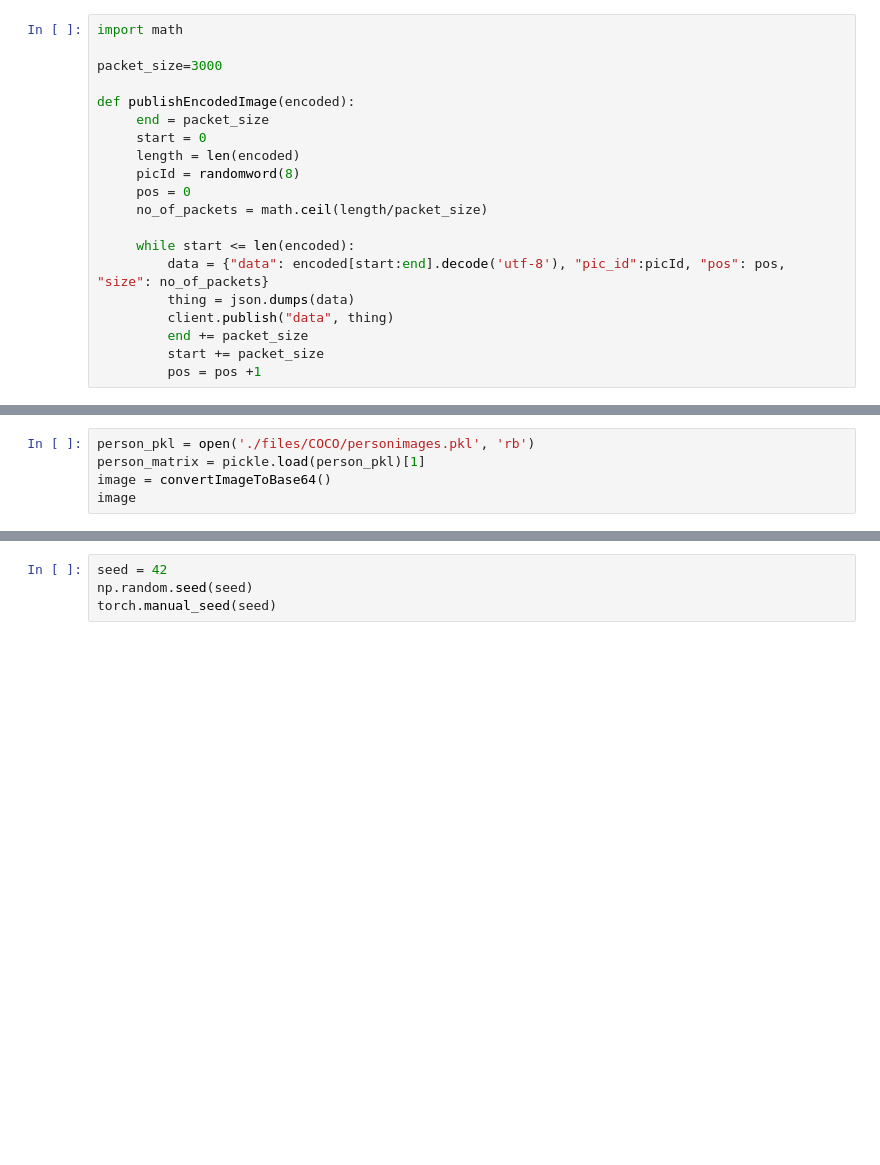
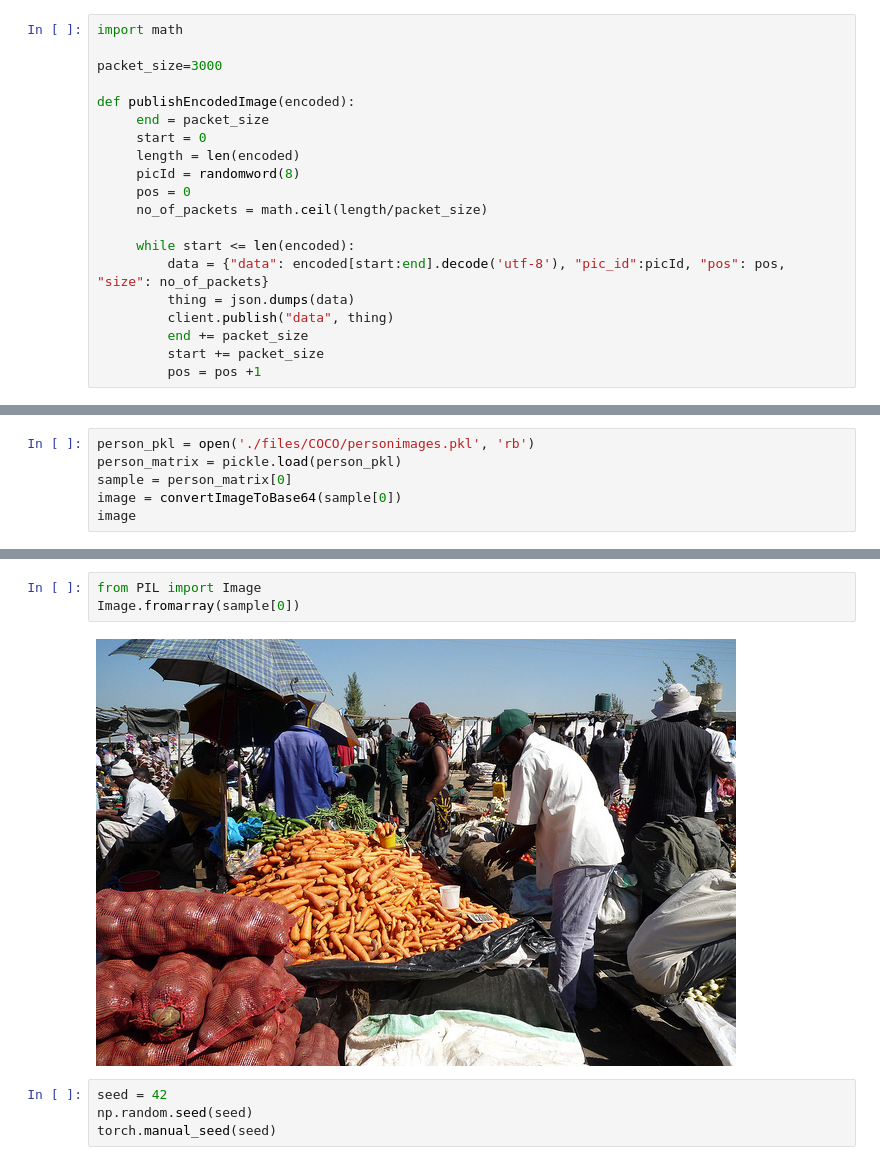
Before and after one commit to davidzlchen/federated-learning-model, a Jupyter notebook: client/CNN Practice.ipynb, the cells around one changed output, grey strips where cells are left out. Drawn from its saved outputs; the diff is of its cells as text; blank space fills up the shorter version.

Commit message:
starting reconstructing image

```diff
--- a/client/CNN Practice.ipynb
+++ b/client/CNN Practice.ipynb
@@ -101,7 +101,8 @@ data published
 data published
 # %%
 person_pkl = open('./files/COCO/personimages.pkl', 'rb')
-person_matrix = pickle.load(person_pkl)[1]
-image = convertImageToBase64()
+person_matrix = pickle.load(person_pkl)
+sample = person_matrix[0]
+image = convertImageToBase64(sample[0])
 image
 # %% [output]
@@ -109,3 +130,8 @@ b'KCkhJykeJScaIyQcGxsZFRUTEBELERMIDxEMDxALEhENFhURFRYQFxgSHyAaJCUfJykbJigaIiQWIi
+# %%
+from PIL import Image
+Image.fromarray(sample[0])
+# %% [output]
+[figure, added]
 # %%
 seed = 42
 np.random.seed(seed)
```
Also changed, not shown: parts of 5 cells of this notebook, 1 other file.
